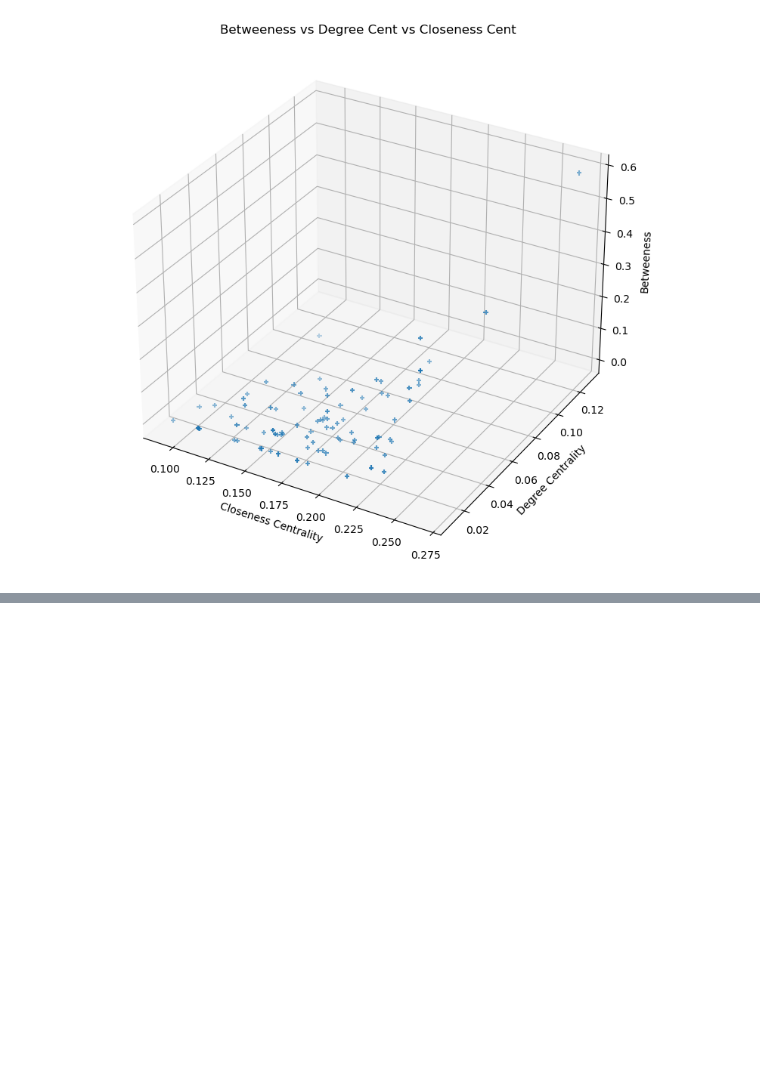
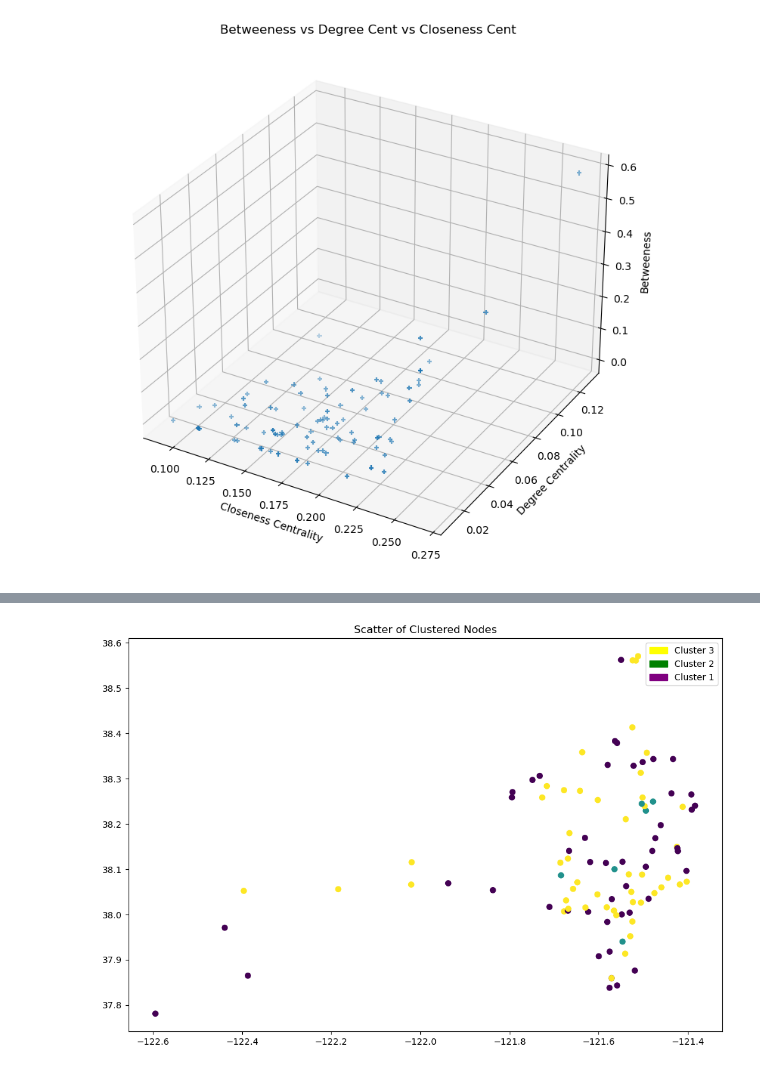
Before and after one commit to tcmarino8/This-Class-a-Treat, a Jupyter notebook: ASSIGNMENT_4.ipynb, the cells around one changed output, grey strips where cells are left out. Saved outputs shown, nothing was run; the diff lists cells and outputs as text; code cells hidden in the pictures; blank space fills up the shorter version.

```diff
--- a/ASSIGNMENT_4.ipynb
+++ b/ASSIGNMENT_4.ipynb
@@ -362,0 +437,13 @@ plt.show()
+# %%
+plt.figure(figsize=(12,8))
+plt.scatter(data = River_df, x = 'Longitude(West)', y = 'Latitude(North)', c = "Cluster Groupings")
+plt.title("Scatter of Clustered Nodes")
+red_patch = mpatches.Patch(color='yellow', label='Cluster 3')
+blue_patch = mpatches.Patch(color='green', label='Cluster 2')
+orange = mpatches.Patch(color='purple', label='Cluster 1')
+
+
+plt.legend(handles = [red_patch, blue_patch, orange])
+plt.show()
+# %% [output]
+[figure, added]
```
Also changed, not shown: parts of 29 cells of this notebook.
